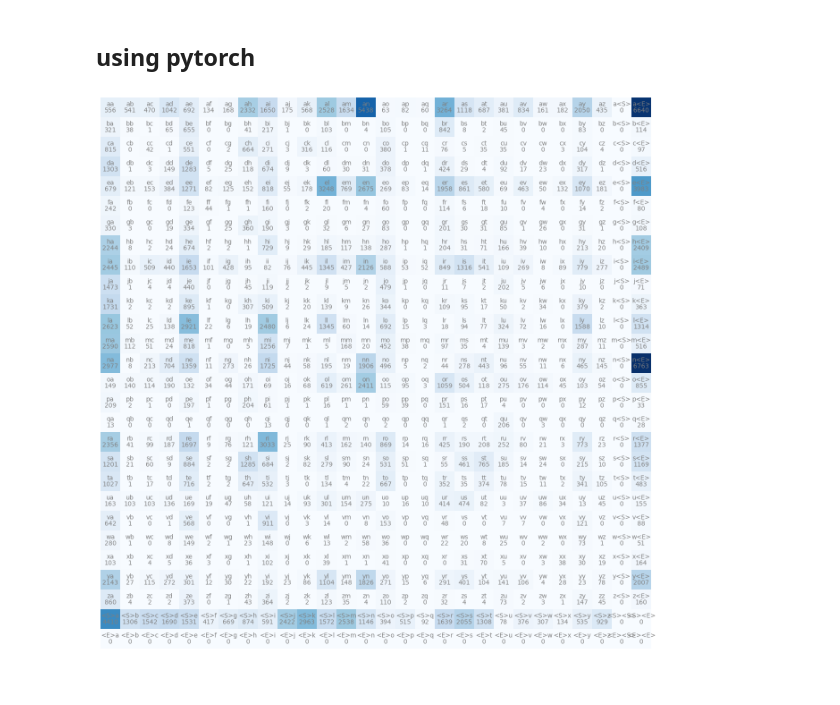
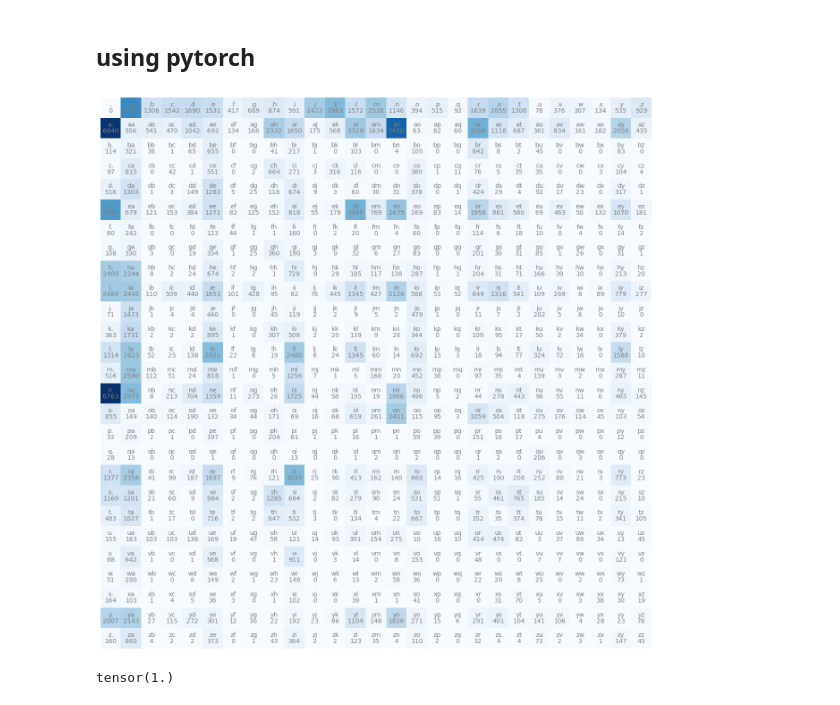
Before and after one commit to nishantssoni/codeDumps, a Jupyter notebook: makemore/makemore.ipynb, the cells around one changed output. Saved outputs shown, nothing was run; the diff lists cells and outputs as text; code cells hidden in the pictures.

Commit message:
added a multinomial bigram name generating code using torch

```diff
--- a/makemore/makemore.ipynb
+++ b/makemore/makemore.ipynb
@@ -27,6 +29,19 @@ sorted(b.items(), key = lambda kv: -kv[1])
 ## using pytorch
 # %%
 import torch
+
+# 26 + 1 (alphabets + one special character)
+N = torch.zeros((27, 27), dtype = torch.int32) #we store counts, we don't need float32
+
+stoi = {chr(i+96):i for i in range(1,27)}
+stoi['.'] = 0
+# it is inverse of stoi for visulization purpose
+itos = {i:s for s,i in stoi.items()}
+
+
+for w in words:
+    chs = ['.'] + list(w) + ['.']
+    for ch1, ch2 in zip(chs, chs[1:]):
+        ix1 = stoi[ch1]
+        ix2 = stoi[ch2]
+        N[ix1, ix2] += 1
-# %%
-# 26 + 2 (alphabets + two special character)
-N = torch.zeros((28, 28), dtype = torch.int32) #we store counts, we don't need float32
@@ -40,7 +47,0 @@ itos = {i:s for s,i in stoi.items()}
-# %%
-for w in words:
-    chs = ['<S>'] + list(w) + ['<E>']
-    for ch1, ch2 in zip(chs, chs[1:]):
-        ix1 = stoi[ch1]
-        ix2 = stoi[ch2]
-        N[ix1, ix2] += 1
@@ -50,11 +48,29 @@ import matplotlib.pyplot as plt
 # %%
+import matplotlib.pyplot as plt
+%matplotlib inline
+
 plt.figure(figsize=(16,16))
 plt.imshow(N, cmap='Blues')
-for i in range(28):
-    for j in range(28):
+for i in range(27):
+    for j in range(27):
         chstr = itos[i] + itos[j]
         plt.text(j,i, chstr, ha="center", va= "bottom", color="gray")
         plt.text(j,i, N[i,j].item(), ha="center", va= "top", color="gray")
 plt.axis('off');
 # %% [output]
-[figure, old version]
+[figure, new version]
+# %%
+g = torch.Generator().manual_seed(2147483647)
+out = []
+ix = 0
+
+# normalizing the whole tensor
+P = N.float() #convert each int to float
+# row_sums this sqeeze and sum all the rows an make a 27 X 1 column vecotor
+row_sums = P.sum(1, keepdim=True)
+# when we divide with P(27X27) then pytorch expand(copy) row_sums from 27 X 1 to 27 X 27
+# and did element wise division
+P = P / row_sums #this is called brodcasting semantics in pytorch
+P[0].sum() #every row sum equals 1
+# %% [output]
+tensor(1.)
```
Also changed, not shown: parts of 5 cells of this notebook.
